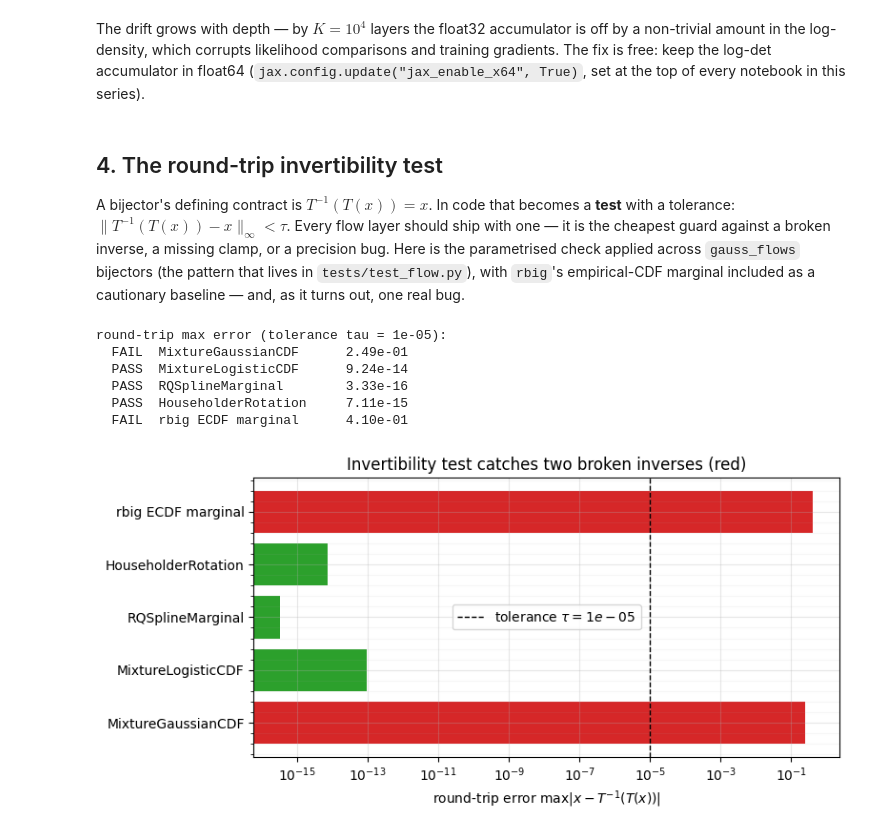
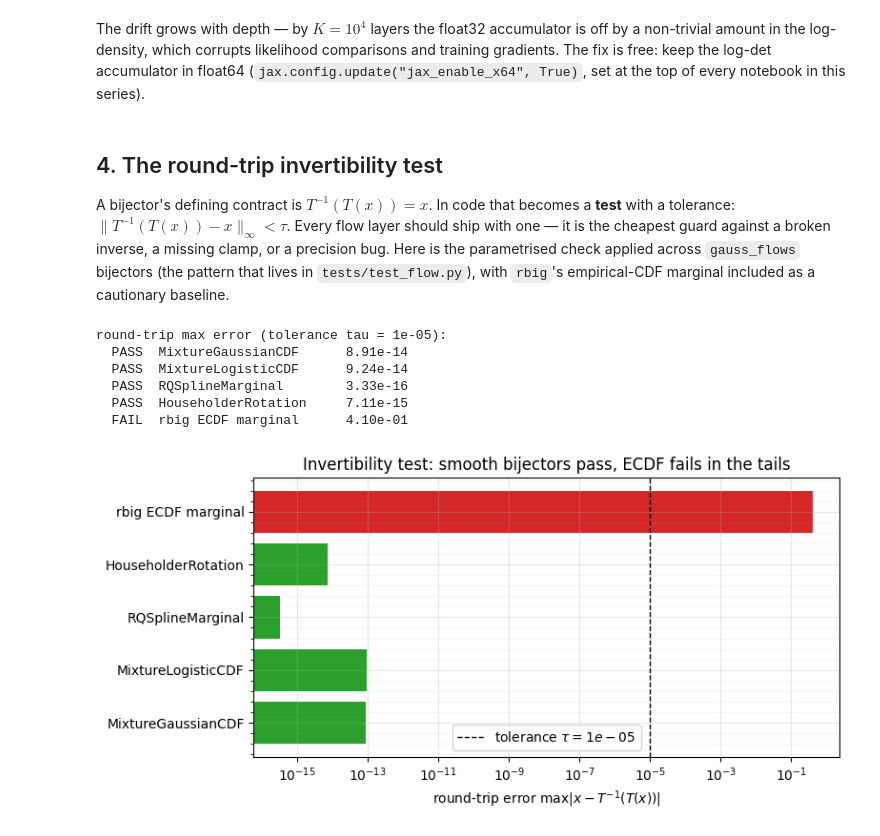
Before and after one commit to jejjohnson/research_notebook, a Jupyter notebook: projects/gaussianization/notebooks/00_foundations/05_numerical_mechanics.ipynb, the cells around one changed output. Cells and saved outputs as stored; diff of their text form; code cells hidden in the pictures.

```diff
--- a/projects/gaussianization/notebooks/00_foundations/05_numerical_mechanics.ipynb
+++ b/projects/gaussianization/notebooks/00_foundations/05_numerical_mechanics.ipynb
@@ -210,7 +211,7 @@ Every flow layer should ship with one — it is the cheapest guard against a
 broken inverse, a missing clamp, or a precision bug. Here is the parametrised
 check applied across `gauss_flows` bijectors (the pattern that lives in
 `tests/test_flow.py`), with `rbig`'s empirical-CDF marginal included as a
-cautionary baseline — and, as it turns out, one real bug.
+cautionary baseline.
 # %%
 key = jr.key(0)
 d = 3
@@ -228,34 +229,34 @@ for name, b in cases.items():
     x_rt = jax.vmap(b.inverse)(z)
     results[name] = float(jnp.max(jnp.abs(xx - x_rt)))
 
 # rbig empirical-CDF marginal, for contrast
 xnp = np.asarray(xx)
 m = rbig.MarginalGaussianize().fit(xnp)
 results["rbig ECDF marginal"] = float(np.max(np.abs(xnp - m.inverse_transform(m.transform(xnp)))))
 
 TAU = 1e-5
 print(f"round-trip max error (tolerance tau = {TAU:.0e}):")
 for name, e in results.items():
     print(f"  {'PASS' if e < TAU else 'FAIL'}  {name:22s}  {e:.2e}")
 
 fig, ax = plt.subplots(figsize=(8, 4))
 names = list(results)
 vals = [max(results[n], 1e-17) for n in names]
 colors = ["tab:green" if results[n] < TAU else "tab:red" for n in names]
 ax.barh(names, vals, color=colors)
 ax.axvline(TAU, color="k", ls="--", lw=1, label=fr"tolerance $\tau={TAU:.0e}$")
 ax.set_xscale("log")
 ax.set(xlabel=r"round-trip error $\max|x - T^{-1}(T(x))|$",
-       title="Invertibility test catches two broken inverses (red)")
+       title="Invertibility test: smooth bijectors pass, ECDF fails in the tails")
 ax.legend()
 style_ax(ax)
 fig.tight_layout()
 # %% [output]
 round-trip max error (tolerance tau = 1e-05):
-  FAIL  MixtureGaussianCDF      2.49e-01
+  PASS  MixtureGaussianCDF      8.91e-14
   PASS  MixtureLogisticCDF      9.24e-14
   PASS  RQSplineMarginal        3.33e-16
   PASS  HouseholderRotation     7.11e-15
   FAIL  rbig ECDF marginal      4.10e-01
-[figure, old version]
+[figure, new version]
 # %% [markdown]
```
Also changed, not shown: parts of 2 cells of this notebook, 19 other files.
